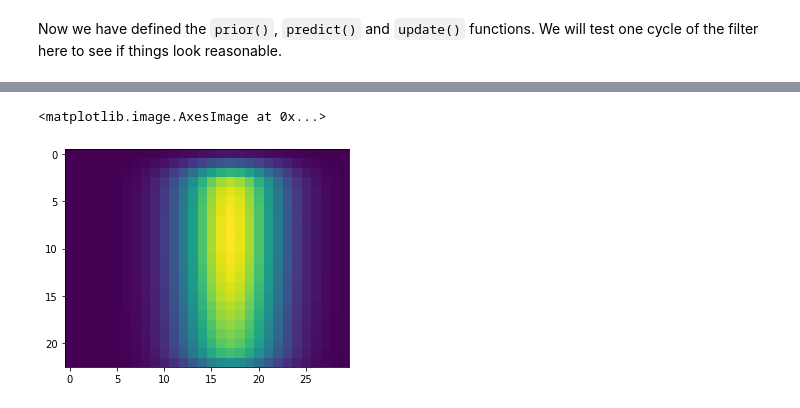
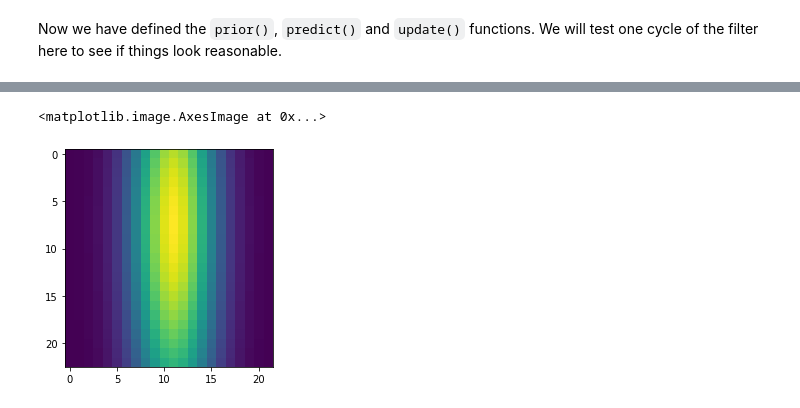
Before and after one commit to ma8sa/mooc-exercises, a Jupyter notebook: state_estimation/solution/03-histogram-filter/histogram_filter.ipynb, the cells around one changed output, grey strips where cells are left out. Cells and saved outputs as stored; diff of their text form; code cells hidden in the pictures.

```diff
--- a/state_estimation/solution/03-histogram-filter/histogram_filter.ipynb
+++ b/state_estimation/solution/03-histogram-filter/histogram_filter.ipynb
@@ -116,8 +116,8 @@ def histogram_predict(belief, dt, left_encoder_ticks, right_encoder_ticks, grid_
 
         dist_travel = (left_wheel_move + right_wheel_move)/2
 
-        v = dist_travel/delta_t
-        w = (right_wheel_move - left_wheel_move)/(2*L*delta_t)
+        v = dist_travel
+        w = (right_wheel_move - left_wheel_move)/(L)
 
         #print((v*delta_t/grid_spec['delta_d']))
         #print(w)
@@ -125,8 +125,8 @@ def histogram_predict(belief, dt, left_encoder_ticks, right_encoder_ticks, grid_
 
         # TODO propagate each centroid forward using the kinematic function
 
-        d_t = grid_spec['d']  + v*delta_t*np.sin(w)# replace this with something that adds the new odometry
-        phi_t = grid_spec['phi'] + w*delta_t# replace this with something that adds the new odometry
+        d_t = grid_spec['d']  + v*np.sin(w)# replace this with something that adds the new odometry
+        phi_t = grid_spec['phi'] + w# replace this with something that adds the new odometry
 
         # replace this with something that adds the new odometry
 
@@ -149,8 +149,8 @@ def histogram_predict(belief, dt, left_encoder_ticks, right_encoder_ticks, grid_
 
                     # TODO Now find the cell where the new mass should be added
 
-                    i_new = i  + int(np.floor( (v*delta_t*np.sin(w))/grid_spec['delta_d'])) # replace with something that accounts for the movement of the robot
-                    j_new = j + int(np.floor( (w*delta_t)/grid_spec['delta_phi']) ) # replace with something that accounts for the movement of the robot
+                    i_new =  int(np.floor( (d_t[i,j]-grid_spec['d_min']) /grid_spec['delta_d'])) # replace with something that accounts for the movement of the ro
+                    j_new = int(np.floor((phi_t[i,j]-grid_spec['phi_min']) /grid_spec['delta_phi'])) # replace with something that accounts for the movement of the robot
                     #i_new = i
                     #j_new = j
                     if j_new < p_belief.shape[1] and i_new < p_belief.shape[0] :
@@ -295,14 +321,14 @@ imshow(belief)
 # %%
 # Now let's generate some fake encoder data and do one step of the prediction function:
 
 dt = 0.1 #s
-left = 20 # left tic
-right = 0# right ticks
+left = 10 # left tic
+right =200# right ticks
 belief = histogram_predict(belief, dt, left, right, grid_spec, robot_spec, cov_mask)
 imshow(belief)
 # %% [output]
 <matplotlib.image.AxesImage at 0x...>
-[figure, old version]
+[figure, new version]
 # %%
 # This cell will take the image that we loaded and detect the line segments and project them onto the ground plane.
 # For now we won't worry too much about the details of what's going on here since we mostly covered it in other
```
Also changed, not shown: parts of 7 cells of this notebook, 2 other files.
